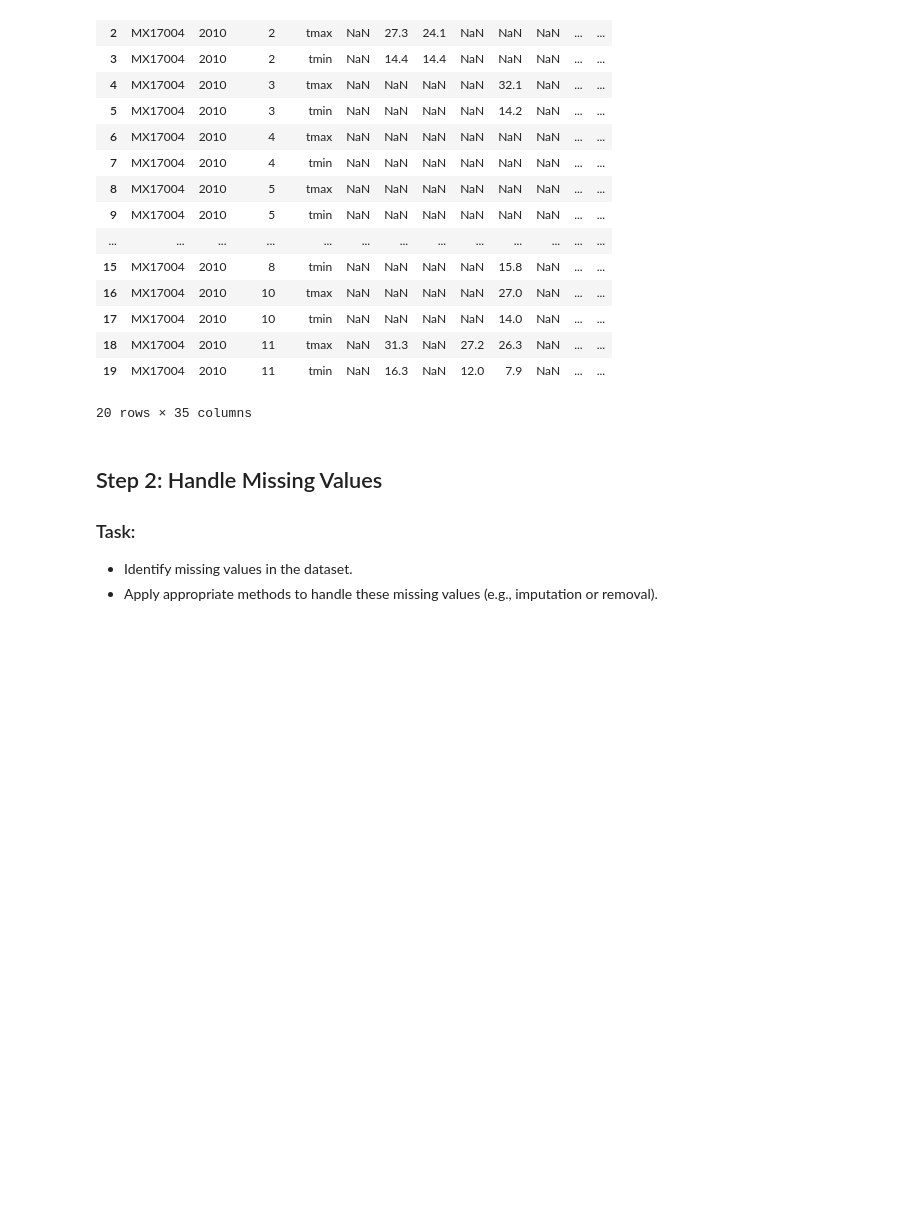
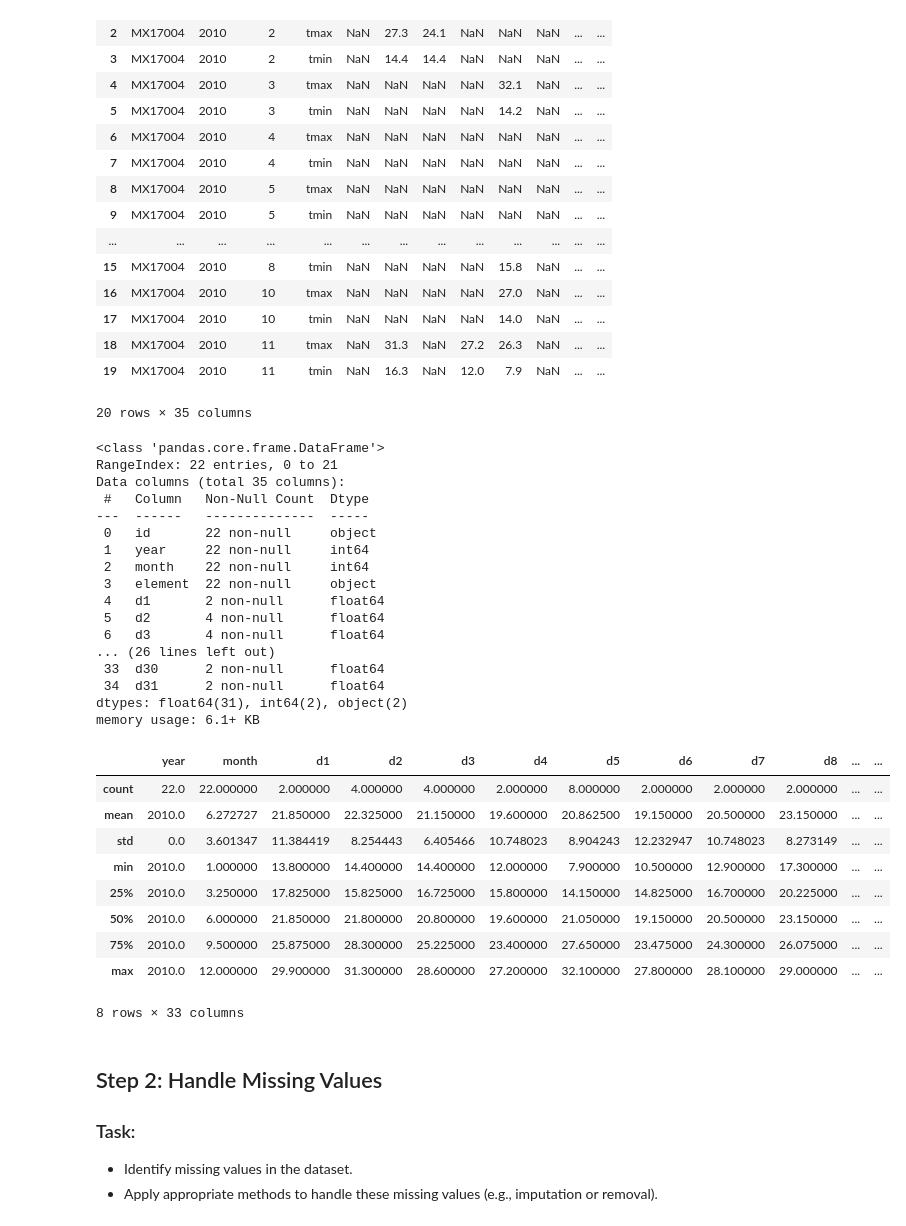
Before and after one commit to chandlershortlidge/lab-weather-data-cleaning, a Jupyter notebook: your-code/main.ipynb, the cells around one changed output. Saved outputs shown, nothing was run; the diff lists cells and outputs as text; code cells hidden in the pictures; blank space fills up the shorter version.

```diff
--- a/your-code/main.ipynb
+++ b/your-code/main.ipynb
@@ -35,6 +35,38 @@ df.head(20)
 | 18 | MX17004 | 2010 | 11 | tmax | NaN | 31.3 | NaN | 27.2 | 26.3 | NaN | ... | ... |
 | 19 | MX17004 | 2010 | 11 | tmin | NaN | 16.3 | NaN | 12.0 | 7.9 | NaN | ... | ... |
 20 rows × 35 columns
+# %%
+df.isnull().sum()
+df.info()
+df.describe()
+# %% [output]
+<class 'pandas.core.frame.DataFrame'>
+RangeIndex: 22 entries, 0 to 21
+Data columns (total 35 columns):
+ #   Column   Non-Null Count  Dtype
+---  ------   --------------  -----
+ 0   id       22 non-null     object
+ 1   year     22 non-null     int64
+ 2   month    22 non-null     int64
+ 3   element  22 non-null     object
+ 4   d1       2 non-null      float64
+ 5   d2       4 non-null      float64
+ 6   d3       4 non-null      float64
+... (26 lines left out)
+ 33  d30      2 non-null      float64
+ 34  d31      2 non-null      float64
+dtypes: float64(31), int64(2), object(2)
+memory usage: 6.1+ KB
+|  | year | month | d1 | d2 | d3 | d4 | d5 | d6 | d7 | d8 | ... | ... |
+| count | 22.0 | 22.000000 | 2.000000 | 4.000000 | 4.000000 | 2.000000 | 8.000000 | 2.000000 | 2.000000 | 2.000000 | ... | ... |
+| mean | 2010.0 | 6.272727 | 21.850000 | 22.325000 | 21.150000 | 19.600000 | 20.862500 | 19.150000 | 20.500000 | 23.150000 | ... | ... |
+| std | 0.0 | 3.601347 | 11.384419 | 8.254443 | 6.405466 | 10.748023 | 8.904243 | 12.232947 | 10.748023 | 8.273149 | ... | ... |
+| min | 2010.0 | 1.000000 | 13.800000 | 14.400000 | 14.400000 | 12.000000 | 7.900000 | 10.500000 | 12.900000 | 17.300000 | ... | ... |
+| 25% | 2010.0 | 3.250000 | 17.825000 | 15.825000 | 16.725000 | 15.800000 | 14.150000 | 14.825000 | 16.700000 | 20.225000 | ... | ... |
+| 50% | 2010.0 | 6.000000 | 21.850000 | 21.800000 | 20.800000 | 19.600000 | 21.050000 | 19.150000 | 20.500000 | 23.150000 | ... | ... |
+| 75% | 2010.0 | 9.500000 | 25.875000 | 28.300000 | 25.225000 | 23.400000 | 27.650000 | 23.475000 | 24.300000 | 26.075000 | ... | ... |
+| max | 2010.0 | 12.000000 | 29.900000 | 31.300000 | 28.600000 | 27.200000 | 32.100000 | 27.800000 | 28.100000 | 29.000000 | ... | ... |
+8 rows × 33 columns
 # %% [markdown]
 
 ## Step 2: Handle Missing Values
```
Also changed, not shown: parts of 7 cells of this notebook, 1 other file.
